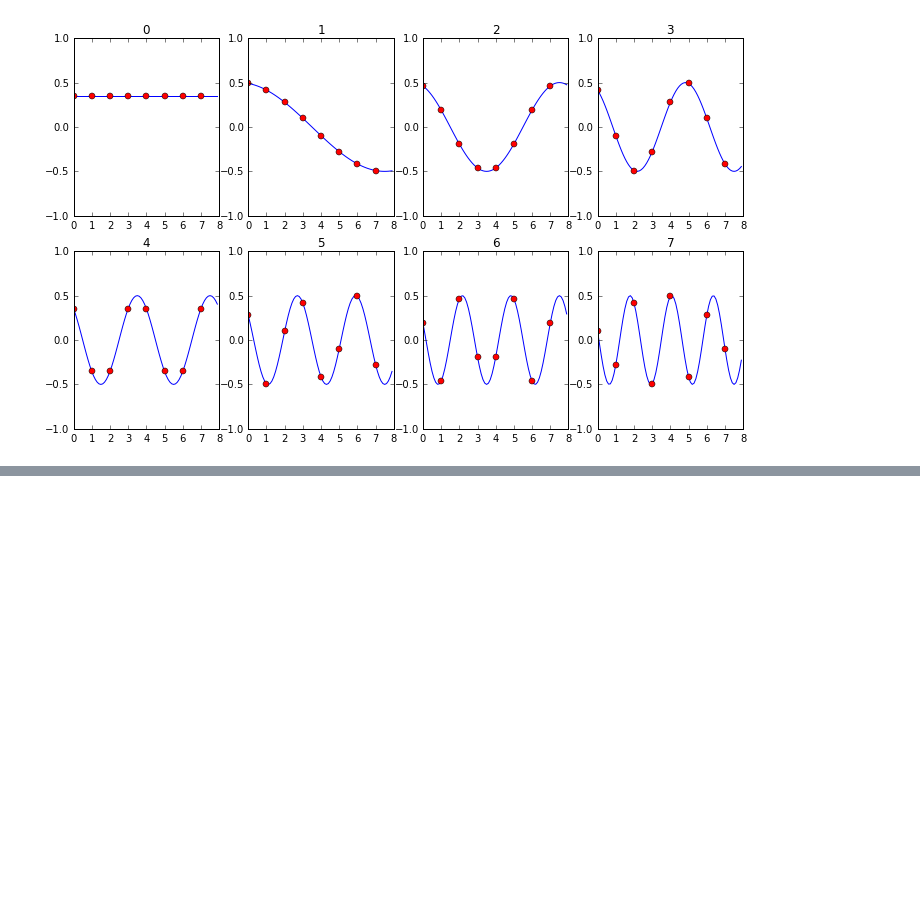
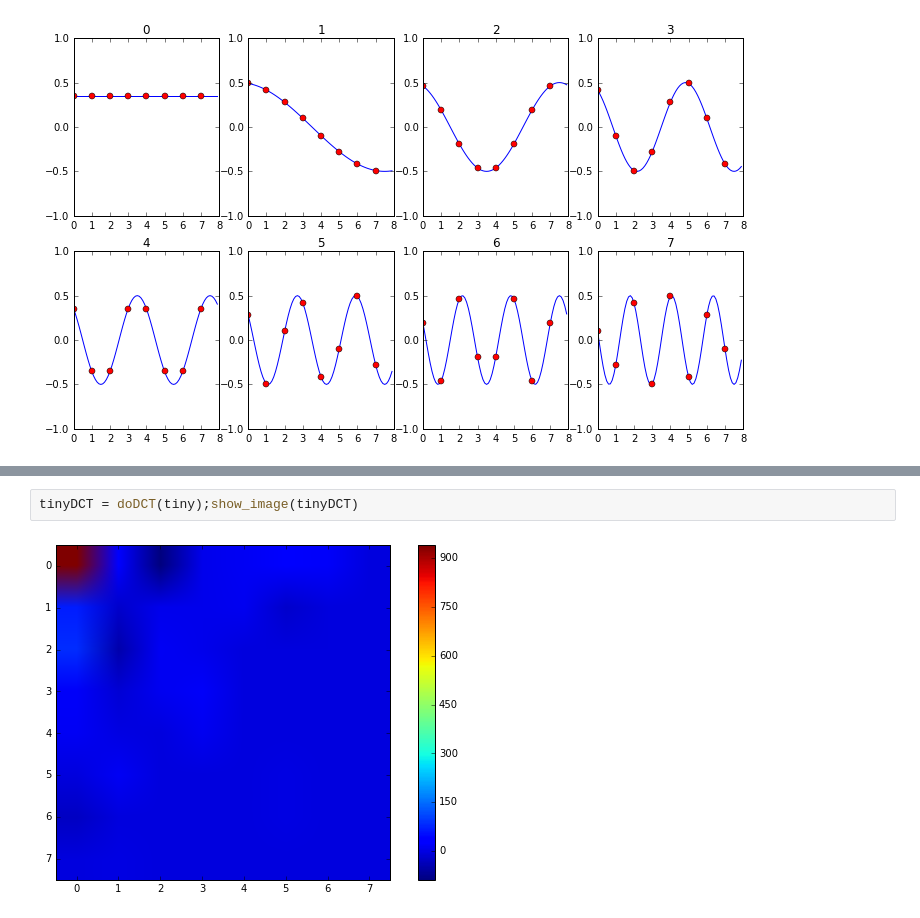
Before and after one commit to tjwei/math-can-see-dimensions, a Jupyter notebook: math-can-see-dimensions.ipynb, the cells around one changed output, grey strips where cells are left out. Drawn from its saved outputs; the diff is of its cells as text; blank space fills up the shorter version.

```diff
--- a/math-can-see-dimensions.ipynb
+++ b/math-can-see-dimensions.ipynb
@@ -95,0 +137,4 @@ p=plt.imshow(img, cmap=mpl.cm.gray)
+# %%
+tinyDCT = doDCT(tiny);show_image(tinyDCT)
+# %% [output]
+[figure, added]
```
Also changed, not shown: parts of 19 cells of this notebook, 9 other files.
